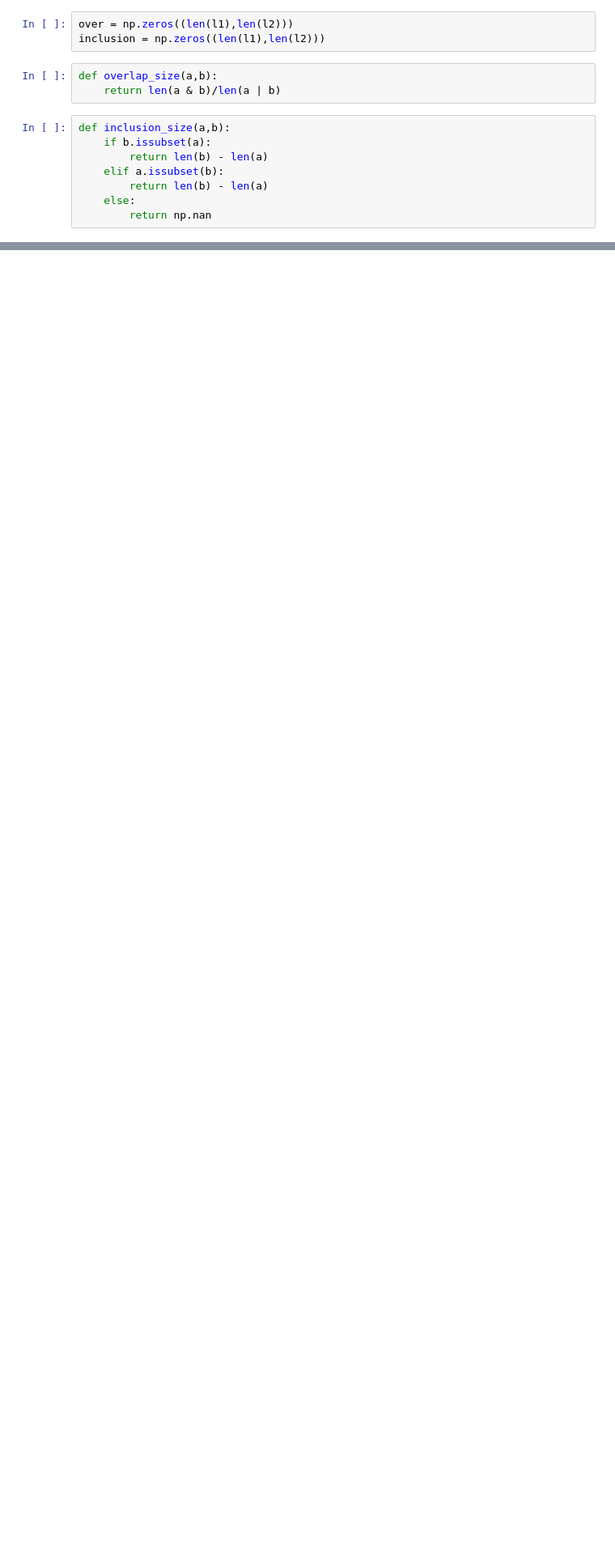
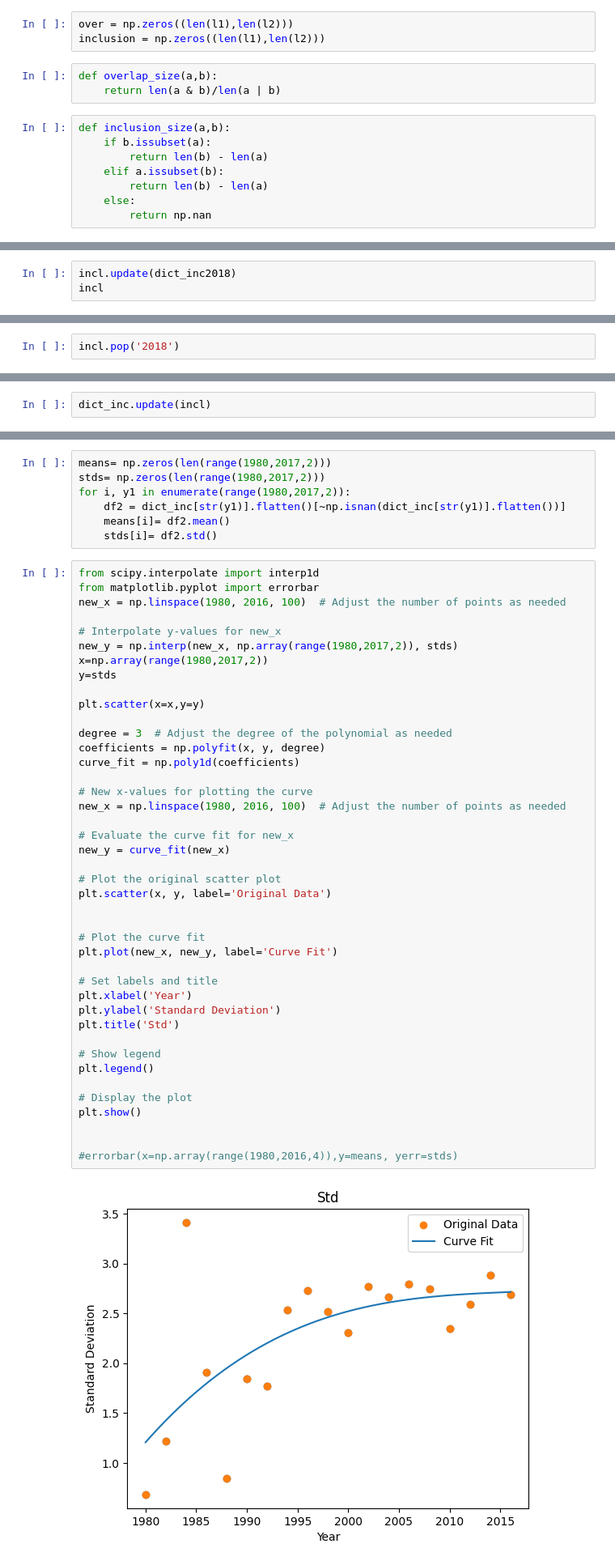
Before and after one commit to juanfernandezgracia/complexity_72h, a Jupyter notebook: Dataset Analysis/group_dynamic.ipynb, the cells around one changed output, grey strips where cells are left out. Shown at 81% size. Drawn from its saved outputs; the diff is of its cells as text; blank space fills up the shorter version.

```diff
--- a/Dataset Analysis/group_dynamic.ipynb
+++ b/Dataset Analysis/group_dynamic.ipynb
@@ -126,0 +100,3 @@ cols = sns.color_palette()
+# %%
+incl.update(dict_inc2018)
+incl
@@ -126,0 +121,2 @@ cols = sns.color_palette()
+# %%
+incl.pop('2018')
@@ -126,0 +125,2 @@ cols = sns.color_palette()
+# %%
+dict_inc.update(incl)
@@ -126,0 +131,51 @@ cols = sns.color_palette()
+# %%
+means= np.zeros(len(range(1980,2017,2)))
+stds= np.zeros(len(range(1980,2017,2)))
+for i, y1 in enumerate(range(1980,2017,2)):
+    df2 = dict_inc[str(y1)].flatten()[~np.isnan(dict_inc[str(y1)].flatten())]
+    means[i]= df2.mean()
+    stds[i]= df2.std()
+# %%
+from scipy.interpolate import interp1d
+from matplotlib.pyplot import errorbar
+new_x = np.linspace(1980, 2016, 100)  # Adjust the number of points as needed
+
+# Interpolate y-values for new_x
+new_y = np.interp(new_x, np.array(range(1980,2017,2)), stds)
+x=np.array(range(1980,2017,2))
+y=stds
+
+plt.scatter(x=x,y=y)
+
+degree = 3  # Adjust the degree of the polynomial as needed
+coefficients = np.polyfit(x, y, degree)
+curve_fit = np.poly1d(coefficients)
+
+# New x-values for plotting the curve
+new_x = np.linspace(1980, 2016, 100)  # Adjust the number of points as needed
+
+# Evaluate the curve fit for new_x
+new_y = curve_fit(new_x)
+
+# Plot the original scatter plot
+plt.scatter(x, y, label='Original Data')
+
+
+# Plot the curve fit
+plt.plot(new_x, new_y, label='Curve Fit')
+
+# Set labels and title
+plt.xlabel('Year')
+plt.ylabel('Standard Deviation')
+plt.title('Std')
+
+# Show legend
+plt.legend()
+
+# Display the plot
+plt.show()
+
+
+#errorbar(x=np.array(range(1980,2016,4)),y=means, yerr=stds)
+# %% [output]
+[figure, added]
```
Also changed, not shown: parts of 34 cells of this notebook.
